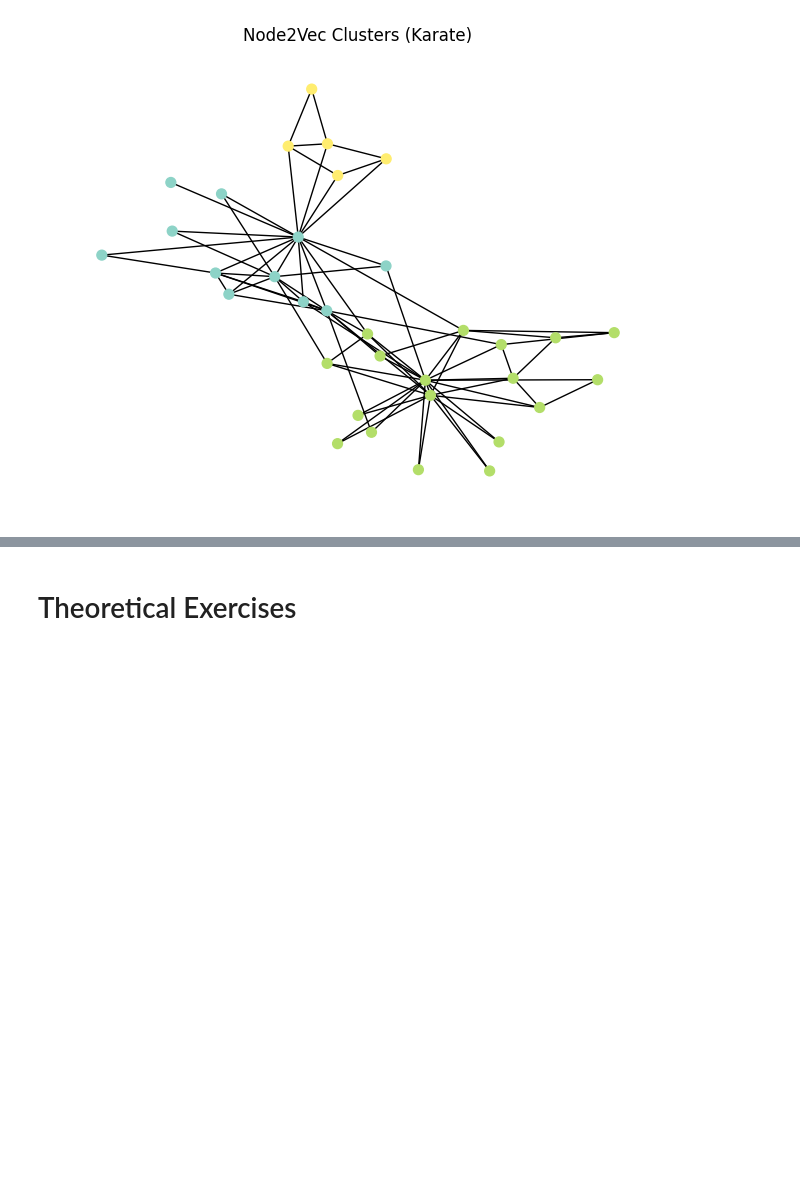
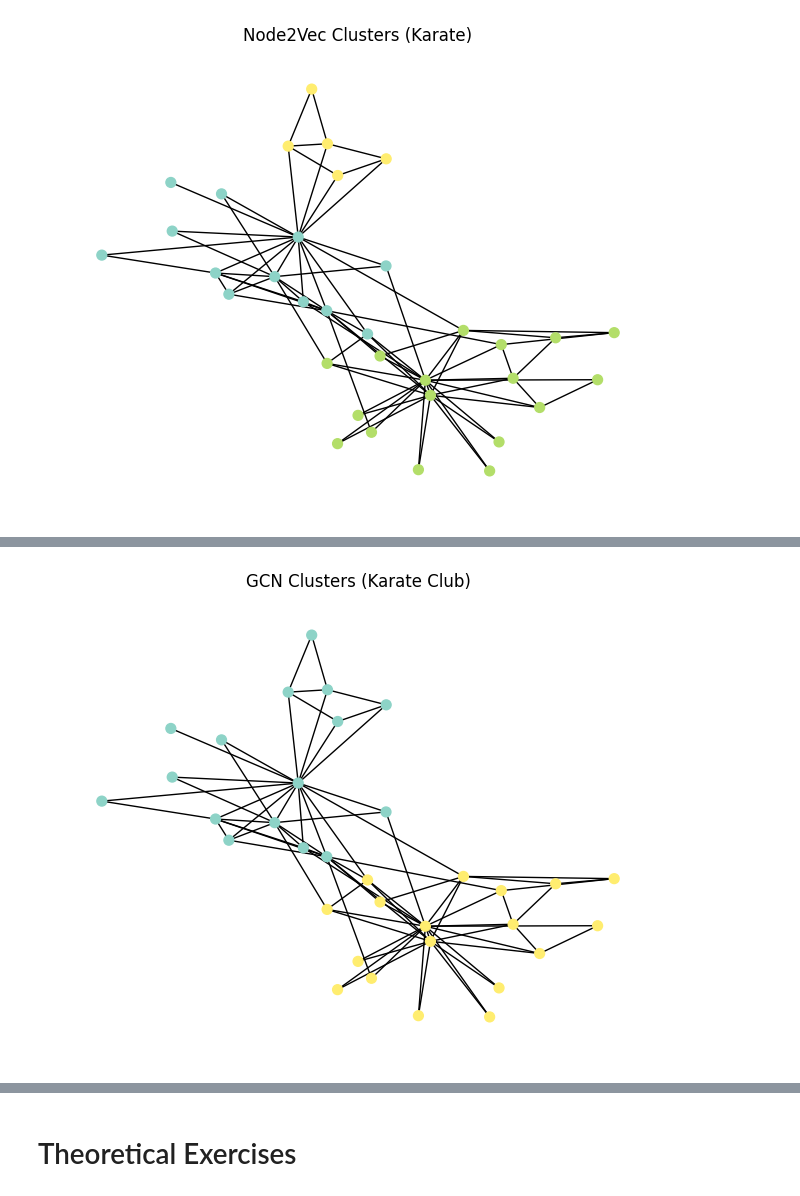
Before and after one commit to mateusgoto01/graph_facebook_analysis, a Jupyter notebook: FERNDADES_GOTO_REGAZZI_graphe.ipynb, the cells around one changed output, grey strips where cells are left out. Saved outputs shown, nothing was run; the diff lists cells and outputs as text; code cells hidden in the pictures; blank space fills up the shorter version.

```diff
--- a/FERNDADES_GOTO_REGAZZI_graphe.ipynb
+++ b/FERNDADES_GOTO_REGAZZI_graphe.ipynb
@@ -1135,0 +1349,13 @@ visualize_sampled_graph(G_twitter, node2vec_partition_t, title="Node2Vec Cluster
+# %%
+# ======== GCN on Karate ========
+print("=== GCN on Zachary's Karate Club ===")
+labels_karate_gcn, sil_karate_gcn, df_karate_gcn = gnn_embedding_clustering(
+    G_karate,
+    model_type='GCN',
+    embed_dim=8,
+    epochs=50,
+    lr=0.01,
+    k=2
+)
+print(f"GCN Embeddings Silhouette (Karate, k=3): {sil_karate_gcn:.4f}")
+print(df_karate_gcn.groupby('Cluster')['Node'].apply(list))
@@ -1135,0 +1407,6 @@ visualize_sampled_graph(G_twitter, node2vec_partition_t, title="Node2Vec Cluster
+# %%
+# GCN Visualization for Karate
+gcn_partition_karate = dict(zip(df_karate_gcn['Node'], df_karate_gcn['Cluster']))
+visualize_communities(G_karate, gcn_partition_karate, title="GCN Clusters (Karate Club)")
+# %% [output]
+[figure, added]
```
Also changed, not shown: parts of 42 cells of this notebook.
